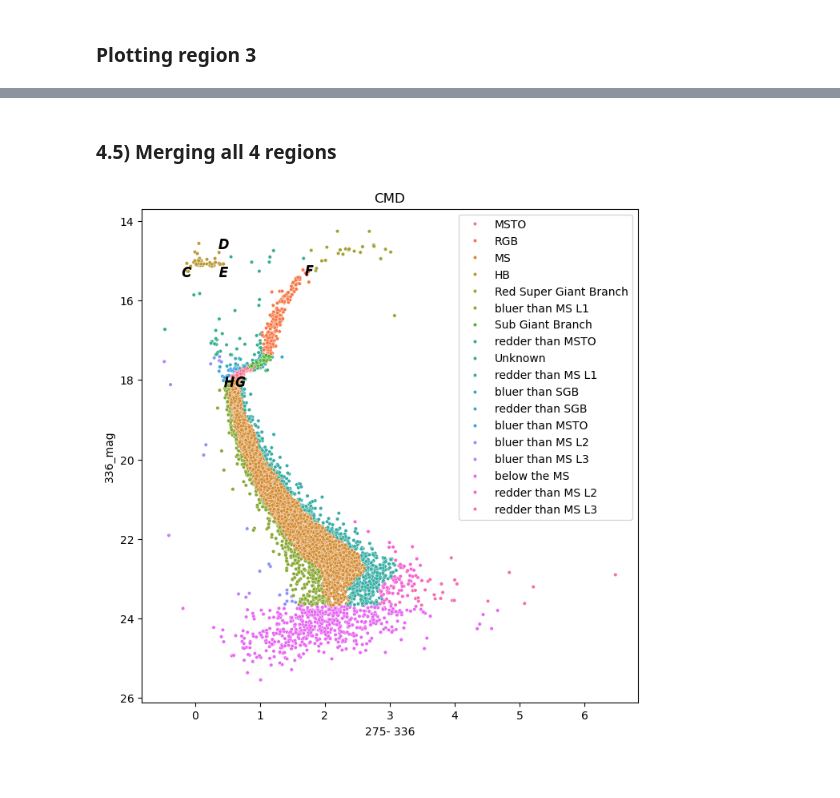
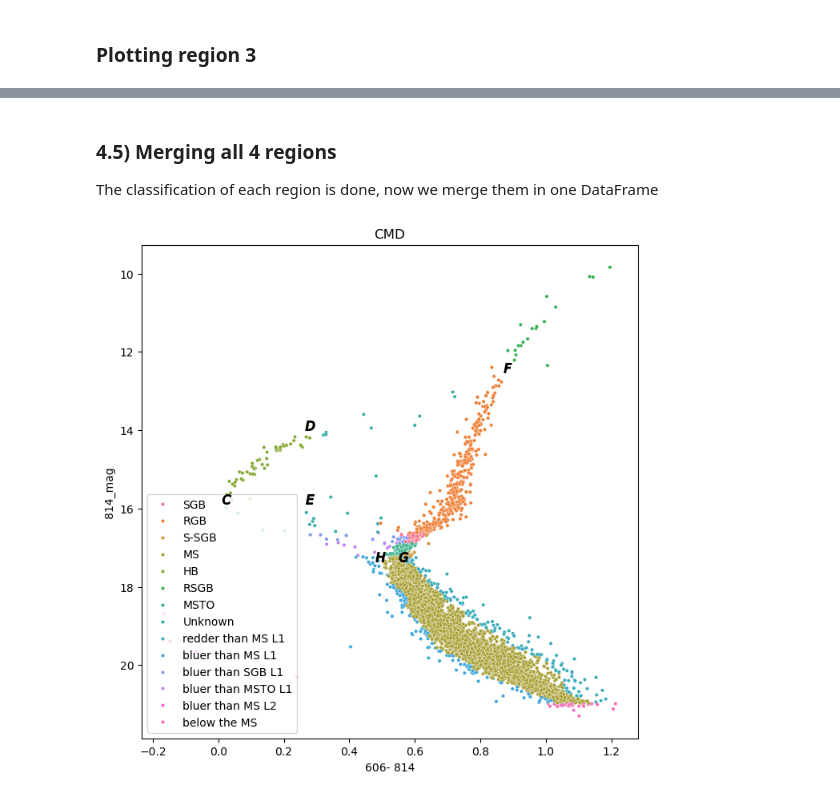
Before and after one commit to AngelMP06/-Identification-of-Optical-Counterparts-in-Globular-Clusters, a Jupyter notebook: notebooks/1_classify_optical.ipynb, the cells around one changed output, grey strips where cells are left out. Drawn from its saved outputs; the diff is of its cells as text; code cells hidden in the pictures.

```diff
--- a/notebooks/1_classify_optical.ipynb
+++ b/notebooks/1_classify_optical.ipynb
@@ -191,4 +197,4 @@ Remove low-density bins from histogram.
 # %%
-H[H < min_count] = 0
+H[H < ms_params.min_count] = 0
 # %% [markdown]
 #### Plotting the histogram
@@ -931,12 +1037,13 @@ H, xedges, yedges = np.histogram2d(x_sel, y_sel, bins=bins)
 x_centers = 0.5 * (xedges[:-1] + xedges[1:])
 y_centers = 0.5 * (yedges[:-1] + yedges[1:])
 
+H = H.T
 # --- Ridge extraction ---
 ridge_x = []
 ridge_y = []
 
 for i in range(len(x_centers)):
-    column = H.T[:, i]
+    column = H[:, i]
     if column.sum() == 0:
         continue
 
@@ -947,9 +1054,10 @@ for i in range(len(x_centers)):
 ridge_x = np.array(ridge_x)
 ridge_y = np.array(ridge_y)
 
+
 # --- Extend ridge ---
-ridge_x_full = np.concatenate(([xmin], ridge_x, [point_F[0]]))
-ridge_y_full = np.concatenate(([msto_y], ridge_y, [point_F[1]]))
+ridge_x_full = np.concatenate(([xmin], ridge_x, [points.point_F[0]]))
+ridge_y_full = np.concatenate(([msto_y], ridge_y, [points.point_F[1]]))
 # %% [markdown]
 #### Plotting Ridge line
 # %%
@@ -984,5 +1096,13 @@ Classify the sources as Red Super Giant Branch (RSGB) if it is to the right of t
 # %%
 from scipy.interpolate import interp1d
+
+y_col= f"{Color2}_Mag"
+x_col = f"{Color1} - {Color2}"
+
+x = region3[x_col].values
+y = region3[y_col].values
+pos_col = f"position_{CMD_config}"
+
 
 # --- Interpolation ---
 ridge_func = interp1d(
@@ -996,17 +1116,20 @@ ridge_func = interp1d(
 # --- Vectorized classification ---
 y_ridge = ridge_func(x)
 
+
 # --- Classify Red Super Giant Branch (RSGB) sourecs as the ones at the right of the point F ---
-mask_super = x > point_F[0]
+mask_super = x > points.point_F[0]
+
 
 # --- Classify the sources below the ridge line as Red Stragglers (RS) (Remember that the y axis is inverted)---
-mask_straggler = (x <= point_F[0]) & (y > y_ridge)
+mask_straggler = (x <= points.point_F[0]) & (y > y_ridge)
+
 
 # Apply only where still Unknown
 unknown_mask = region3[pos_col] == "Unknown"
 
-region3.loc[unknown_mask & mask_super, pos_col] = "Red Super Giant Branch"
-region3.loc[unknown_mask & mask_straggler, pos_col] = "Red Straggler"
+region3.loc[unknown_mask & mask_super, pos_col] = "RSGB"
+region3.loc[unknown_mask & mask_straggler, pos_col] = "RS"
 # %% [markdown]
 ### Plotting region 3
 # %%
@@ -1032,29 +1155,31 @@ plt.show()
 # %% [markdown]
 ### 4.5) Merging all 4 regions
+
+The classification of each region is done, now we merge them in one DataFrame
 # %%
 df_merged = pd.concat([region1, region2, region3, region4]).sort_index()
 
 plt.figure(figsize = (8, 8))
 
-# Plotting the CMD
-sns.scatterplot(data = df_merged, x = f"{Color1} - {Color2}", y = Color2 + "_Mag", hue = f"position_{graphic_comp}", s = 10)
+# Plotting the
+sns.scatterplot(data = df_merged, x = f"{Color1} - {Color2}", y = Color2 + "_Mag", hue = f"position_{CMD_config}", s = 10)
 
 # Plotting all important points
-plt.scatter(point_C[0], point_C[1], color='black', s=70, zorder=10, marker = "$C$")
-plt.scatter(point_D[0], point_D[1], color='black', s=70, zorder=10, marker = "$D$")
-plt.scatter(point_E[0], point_E[1], color='black', s=70, zorder=10, marker = "$E$")
-plt.scatter(point_F[0], point_F[1], color='black', s=70, zorder=10, marker = "$F$")
-plt.scatter(point_G[0], point_G[1], color='black', s=70, zorder=10, marker = "$G$")
-plt.scatter(point_H[0], point_H[1], color='black', s=70, zorder=10, marker = "$H$")
+plt.scatter(points.point_C[0], points.point_C[1], color='black', s=70, zorder=10, marker = "$C$")
+plt.scatter(points.point_D[0], points.point_D[1], color='black', s=70, zorder=10, marker = "$D$")
+plt.scatter(points.point_E[0], points.point_E[1], color='black', s=70, zorder=10, marker = "$E$")
+plt.scatter(points.point_F[0], points.point_F[1], color='black', s=70, zorder=10, marker = "$F$")
+plt.scatter(points.point_G[0], points.point_G[1], color='black', s=70, zorder=10, marker = "$G$")
+plt.scatter(points.point_H[0], points.point_H[1], color='black', s=70, zorder=10, marker = "$H$")
 
 plt.xlabel(f"{Color1}- {Color2}")
 plt.ylabel(f"{Color2}_mag")
 
 plt.gca().invert_yaxis()
 plt.legend()
 plt.title("CMD")
 plt.show()
 # %% [output]
-[figure, old version]
+[figure, new version]
 # %% [markdown]
 ### 4.6) AGB_BS_classification
```
Also changed, not shown: parts of 57 cells of this notebook, 41 other files.
